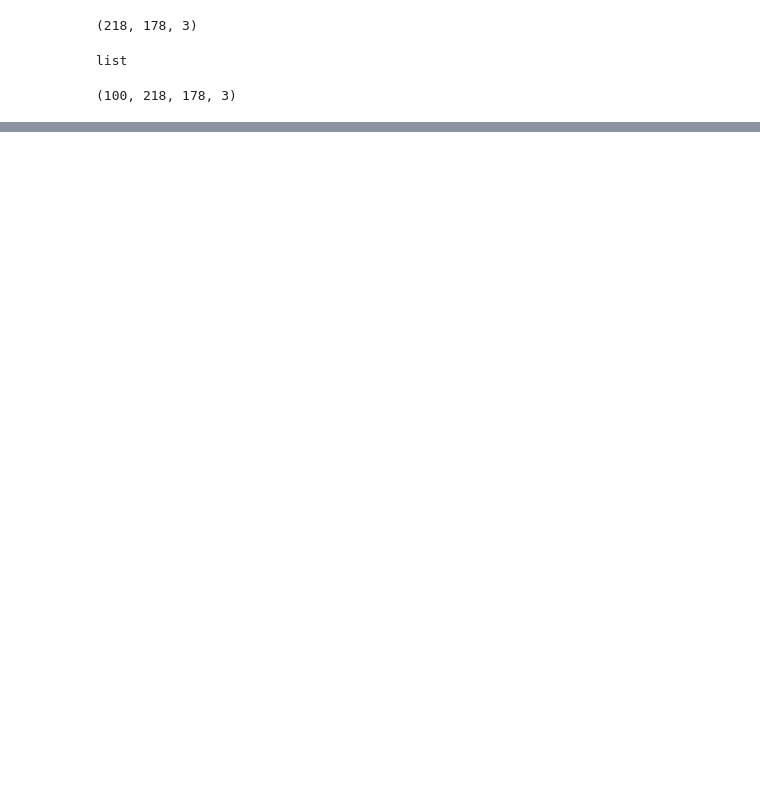
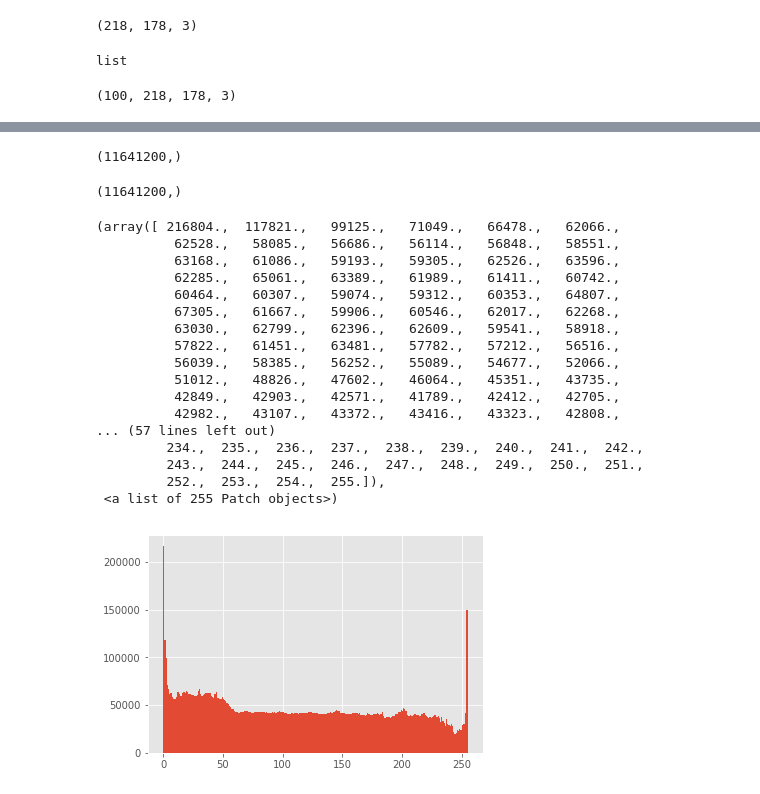
Before and after one commit to goddoe/CADL, a Jupyter notebook: session-1/practice_lecture_1.ipynb, the cells around one changed output, grey strips where cells are left out. Drawn from its saved outputs; the diff is of its cells as text; code cells hidden in the pictures; blank space fills up the shorter version.

```diff
--- a/session-1/practice_lecture_1.ipynb
+++ b/session-1/practice_lecture_1.ipynb
@@ -98,0 +97,4 @@ plt.imshow(np.mean(std_img, axis=2).astype(np.uint8))
+# %%
+flattened = data.ravel()
+print(data[:1])
+print(flattend[:10])
@@ -98,0 +119,29 @@ plt.imshow(np.mean(std_img, axis=2).astype(np.uint8))
+# %%
+flattened.ravel().shape
+# %% [output]
+(11641200,)
+# %%
+flattened.shape
+# %% [output]
+(11641200,)
+# %%
+plt.hist(flattened, 255)
+# %% [output]
+(array([ 216804.,  117821.,   99125.,   71049.,   66478.,   62066.,
+          62528.,   58085.,   56686.,   56114.,   56848.,   58551.,
+          63168.,   61086.,   59193.,   59305.,   62526.,   63596.,
+          62285.,   65061.,   63389.,   61989.,   61411.,   60742.,
+          60464.,   60307.,   59074.,   59312.,   60353.,   64807.,
+          67305.,   61667.,   59906.,   60546.,   62017.,   62268.,
+          63030.,   62799.,   62396.,   62609.,   59541.,   58918.,
+          57822.,   61451.,   63481.,   57782.,   57212.,   56516.,
+          56039.,   58385.,   56252.,   55089.,   54677.,   52066.,
+          51012.,   48826.,   47602.,   46064.,   45351.,   43735.,
+          42849.,   42903.,   42571.,   41789.,   42412.,   42705.,
+          42982.,   43107.,   43372.,   43416.,   43323.,   42808.,
+... (57 lines left out)
+         234.,  235.,  236.,  237.,  238.,  239.,  240.,  241.,  242.,
+         243.,  244.,  245.,  246.,  247.,  248.,  249.,  250.,  251.,
+         252.,  253.,  254.,  255.]),
+ <a list of 255 Patch objects>)
+[figure, added]
```
Also changed, not shown: parts of 49 cells of this notebook, 1 other file.
